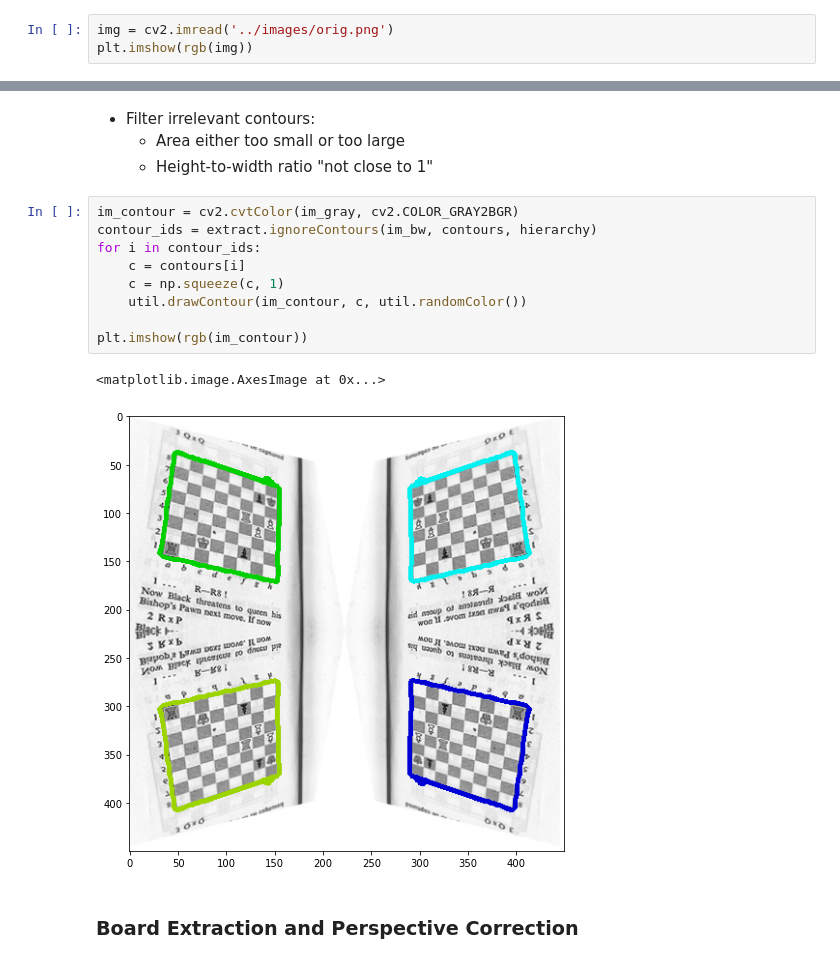
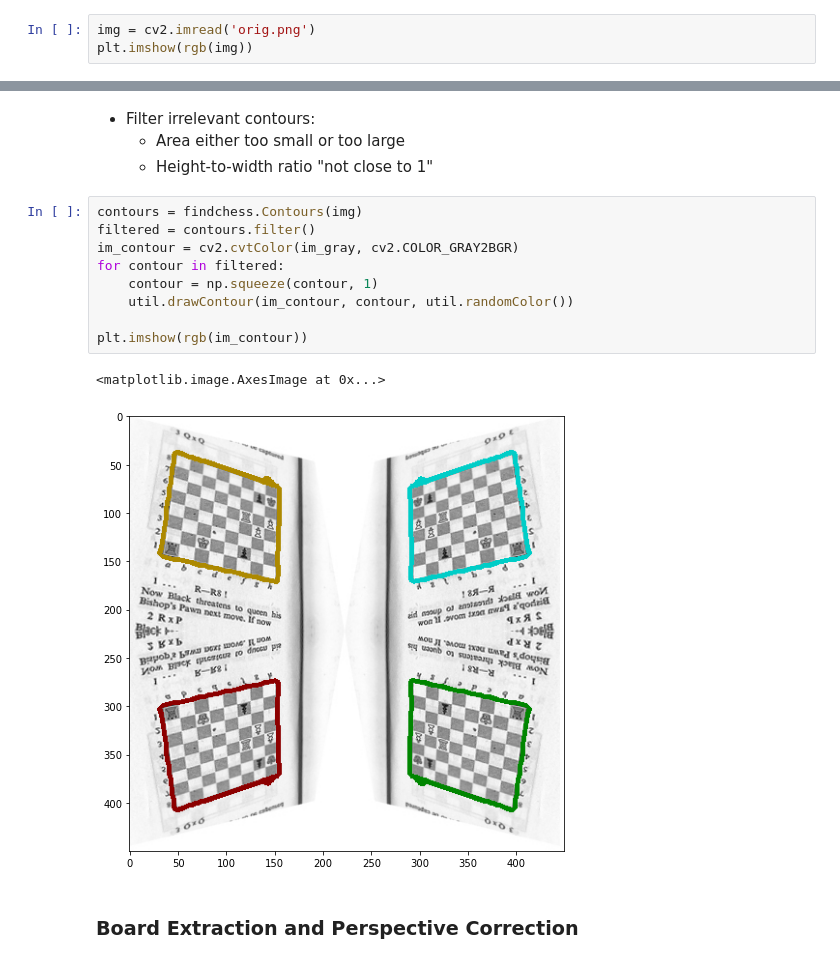
Before and after one commit to hasnul/findchess, a Jupyter notebook: notebooks/expt1.ipynb, the cells around one changed output, grey strips where cells are left out. Drawn from its saved outputs; the diff is of its cells as text.

```diff
--- a/notebooks/expt1.ipynb
+++ b/notebooks/expt1.ipynb
@@ -17,7 +20,7 @@ rgb = lambda img : np.flip(img, axis=-1)
 # %% [markdown]
 - Read image from file
 # %%
-img = cv2.imread('../images/orig.png')
+img = cv2.imread('orig.png')
 plt.imshow(rgb(img))
 # %% [output]
 <matplotlib.image.AxesImage at 0x...>
@@ -55,18 +58,18 @@ plt.imshow(rgb(im_contour))
 - Filter irrelevant contours:
     - Area either too small or too large
     - Height-to-width ratio "not close to 1"
-# %%
-im_contour = cv2.cvtColor(im_gray, cv2.COLOR_GRAY2BGR)
-contour_ids = extract.ignoreContours(im_bw, contours, hierarchy)
-for i in contour_ids:
-    c = contours[i]
-    c = np.squeeze(c, 1)
-    util.drawContour(im_contour, c, util.randomColor())
-
-plt.imshow(rgb(im_contour))
-# %% [output]
-<matplotlib.image.AxesImage at 0x...>
-[figure, removed]
+# %%
+contours = findchess.Contours(img)
+filtered = contours.filter()
+im_contour = cv2.cvtColor(im_gray, cv2.COLOR_GRAY2BGR)
+for contour in filtered:
+    contour = np.squeeze(contour, 1)
+    util.drawContour(im_contour, contour, util.randomColor())
+
+plt.imshow(rgb(im_contour))
+# %% [output]
+<matplotlib.image.AxesImage at 0x...>
+[figure, added]
 # %% [markdown]
 ### Board Extraction and Perspective Correction
 # %% [markdown]
```
Also changed, not shown: parts of 5 cells of this notebook, 1 other file.
